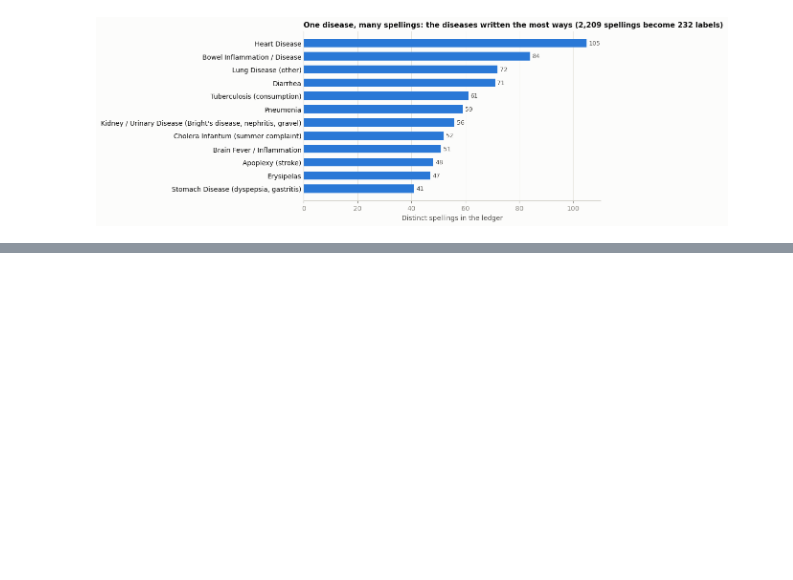
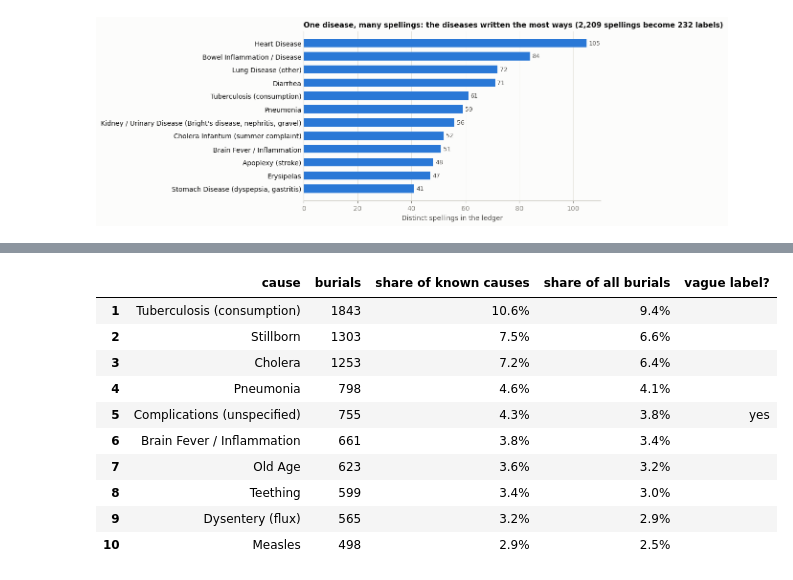
Before and after one commit to ryRyTheCoder/cause_of_death, a Jupyter notebook: submissions/juan_zavala/cemetery_analysis.ipynb, the cells around one changed output, grey strips where cells are left out. Saved outputs shown, nothing was run; the diff lists cells and outputs as text; code cells hidden in the pictures; blank space fills up the shorter version.

```diff
--- a/submissions/juan_zavala/cemetery_analysis.ipynb
+++ b/submissions/juan_zavala/cemetery_analysis.ipynb
@@ -417,0 +424,38 @@ spellings.to_frame('distinct spellings')
+# %%
+upd = df['Cause of Death Updated']
+known = upd[upd != rules.UNKNOWN]
+top10 = (known.value_counts().rename_axis('cause').reset_index(name='burials')
+         .sort_values(['burials', 'cause'], ascending=[False, True], kind='stable').head(10).reset_index(drop=True))
+top10.index = range(1, 11)
+top10['share of known causes'] = (top10['burials'] / len(known)).map(lambda x: pct(x))
+top10['share of all burials'] = (top10['burials'] / len(df)).map(lambda x: pct(x))
+VAGUE = {'Complications (unspecified)', 'Fever (unspecified)', 'Cold', 'Unknown'}
+top10['vague label?'] = top10['cause'].isin(VAGUE).map({True: 'yes', False: ''})
+top10.to_csv(RESULTS / 'top10_causes.csv', index_label='rank')
+
+fact('n_unknown_cause', int((upd == rules.UNKNOWN).sum()))
+fact('n_known_cause', len(known))
+fact('top1', top10.loc[1, 'cause'])
+fact('top1_n', int(top10.loc[1, 'burials']))
+fact('top1_pct', top10.loc[1, 'share of known causes'])
+fact('top2', top10.loc[2, 'cause'])
+fact('top2_n', int(top10.loc[2, 'burials']))
+fact('top3', top10.loc[3, 'cause'])
+fact('top3_n', int(top10.loc[3, 'burials']))
+fact('top10_list', '; '.join(f"{i}. {c} ({n:,})" for i, (c, n) in enumerate(zip(top10['cause'], top10['burials']), 1)))
+fact('top10_share', pct(top10['burials'].sum() / len(known)))
+specific = ranked(known[~known.isin(VAGUE)]).head(10)
+fact('top10_specific', '; '.join(specific.index))
+top10
+# %% [output]
+|  | cause | burials | share of known causes | share of all burials | vague label? |
+| 1 | Tuberculosis (consumption) | 1843 | 10.6% | 9.4% |  |
+| 2 | Stillborn | 1303 | 7.5% | 6.6% |  |
+| 3 | Cholera | 1253 | 7.2% | 6.4% |  |
+| 4 | Pneumonia | 798 | 4.6% | 4.1% |  |
+| 5 | Complications (unspecified) | 755 | 4.3% | 3.8% | yes |
+| 6 | Brain Fever / Inflammation | 661 | 3.8% | 3.4% |  |
+| 7 | Old Age | 623 | 3.6% | 3.2% |  |
+| 8 | Teething | 599 | 3.4% | 3.0% |  |
+| 9 | Dysentery (flux) | 565 | 3.2% | 2.9% |  |
+| 10 | Measles | 498 | 2.9% | 2.5% |  |
```
Also changed, not shown: parts of 5 cells of this notebook, 3 other files.
